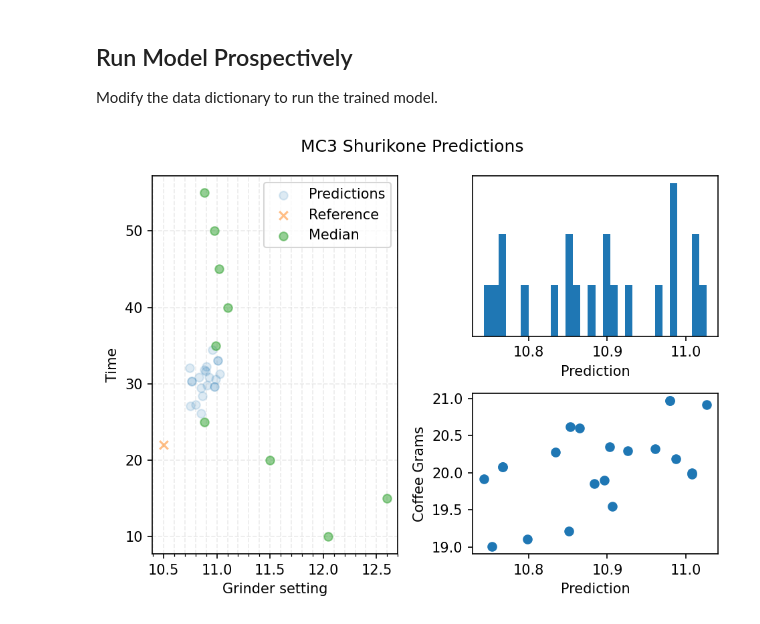
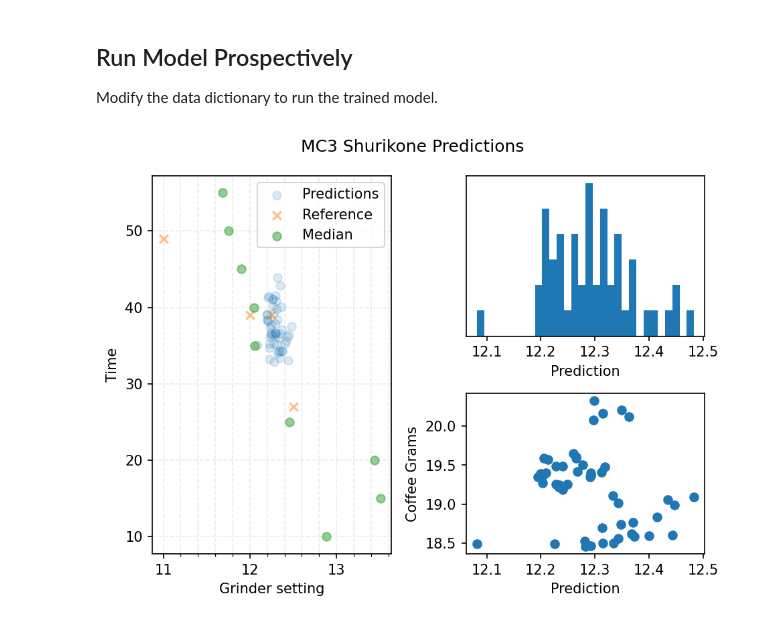
Before and after one commit to badisa/optpresso, a Jupyter notebook: notebooks/alternative_models.ipynb, the cells around one changed output. Drawn from its saved outputs; the diff is of its cells as text; code cells hidden in the pictures.

```diff
--- a/notebooks/alternative_models.ipynb
+++ b/notebooks/alternative_models.ipynb
@@ -198,8 +251,10 @@ def resample_field(
 # %%
 def construct_regressor(estimators: int = 125):
     return HistGradientBoostingRegressor(
-#         loss='poisson',
-        max_iter=estimators, random_state=814, l2_regularization=0.01
+        #         loss='poisson',
+        max_iter=estimators,
+        random_state=814,
+        l2_regularization=0.01,
     )
 # %% [markdown]
 ## Evaluate using GradientBoosting to make predictions
@@ -338,9 +405,15 @@ dropped = ("date", "roastdate", "grindum", "grindstdum")
 
 training = df
 if enhance_sample:
-    sampled_coffee = resample_field(training, "coffeegrams", ["grinder", "coffee"], std=0.1, samples=2)
+    sampled_coffee = resample_field(
+        training, "coffeegrams", ["grinder", "coffee"], std=0.1, samples=2
+    )
     sampled_output = resample_field(
-        training, "output", ["machine", "machineprofile", "grinder", "coffee"], std=0.1, samples=2
+        training,
+        "output",
+        ["machine", "machineprofile", "grinder", "coffee"],
+        std=0.1,
+        samples=2,
     )
     # sampled_grind = resample_field(training, "grindersetting", ["grinder", "coffee", "machineprofile"], std=0.05, samples=2)
     training = pd.concat([training, sampled_coffee, sampled_output])
@@ -365,11 +438,11 @@ Modify the data dictionary to run the trained model.
 # %%
 build_new_model = False
 data = {
-    "coffee": "B&W - The House that Geisha Built Blend Uba Geisha Washed Colombia Hayvis Sagastume Geisha Honduras Geisha Village Lot 17 Ethiopia Sebastian Ramirez Geisha Columbia",
-    "coffeegrams": 20.0,
-    "roastdate": "09/06/24",
+    "coffee": "Madcap - Elefante Washed El Salvador Apaneca",
+    "coffeegrams": 19.4,
+    "roastdate": "12/03/24",
     "time": 30,
-    "output": 52.0,
+    "output": 36.0,
     "machine": "Decent DE1PRO",
     "machineprofile": "",
     "grinder": None,  # Leave None to predict for all grinders,
@@ -387,8 +460,8 @@ data["grindersetting"] = 0.5  # Meaningless value
 
 # Look at all of the data, may contain data evaluated that isn't used
 existing_coffee_data = raw_dataframe[
-    (raw_dataframe["coffee"] == data["coffee"]) &
-    (raw_dataframe["roastdate"] == data["roastdate"])
+    (raw_dataframe["coffee"] == data["coffee"])
+    & (raw_dataframe["roastdate"] == data["roastdate"])
 ]
 if len(existing_coffee_data):
     with warnings.catch_warnings():
@@ -411,7 +484,9 @@ profile_df = training[
 
 weight_values = np.array(df.coffeegrams.unique())
 # If greater than 5% difference in weight, ignore
-valid_weights_idxs = np.argwhere(percent_diff(data["coffeegrams"], weight_values) < 0.05).reshape(-1)
+valid_weights_idxs = np.argwhere(
+    percent_diff(data["coffeegrams"], weight_values) < 0.05
+).reshape(-1)
 weight_values = weight_values[valid_weights_idxs]
 
 max_profile_time = max(min(60, profile_df.time.max()), data["time"])
@@ -439,12 +514,12 @@ for val in weight_values:
     test_df = pd.concat([test_df, weight_df])
 
 # Recompute brewratio
-test_df["brewratio"] = (
-    test_df.output / test_df.coffeegrams
-)
+test_df["brewratio"] = test_df.output / test_df.coffeegrams
+
 
 def grinder_last_used(grinder_name):
     return df[df.grinder == grinder_name].date.max()
+
 
 model_prefix = ""
 if build_new_model:
@@ -455,9 +530,7 @@ for grinder in sorted(df.grinder.unique(), reverse=True, key=grinder_last_used):
         continue
     test_grinder_df = test_df.copy()
     test_grinder_df = test_grinder_df.assign(grinder=[grinder] * len(test_grinder_df))
-    grinder_df = df[
-        df.grinder == grinder
-    ]
+    grinder_df = df[df.grinder == grinder]
     if len(grinder_df) == 0:
         print("No values for grinder", grinder)
         continue
@@ -479,9 +552,10 @@ for grinder in sorted(df.grinder.unique(), reverse=True, key=grinder_last_used):
 
     if build_new_model:
         grinder_training = training[
-            (training.grinder == grinder) &
-            (training.machine == data_df["machine"][0]) &
-            (training.machineprofile == data_df["machineprofile"][0])]
+            (training.grinder == grinder)
+            & (training.machine == data_df["machine"][0])
+            & (training.machineprofile == data_df["machineprofile"][0])
+        ]
         for label in ["grindersetting", "time"]:
             if len(grinder_training) == 0:
                 print(f"No training data for grinder {grinder}, using global models")
@@ -498,17 +572,27 @@ for grinder in sorted(df.grinder.unique(), reverse=True, key=grinder_last_used):
     for time in sample_times:
         test_grinder_df["time"] = [time] * len(test_grinder_df)
 
-        x_set, _ = prepare_df_for_modeling(test_grinder_df, "grindersetting", drop_cols=dropped, encoders=inference_encoders)
-        grams_idx = np.argwhere(x_set[-1] == test_grinder_df.coffeegrams.values[-1]).reshape(-1)
-        grinder_pred_fit = models_by_label[model_prefix + "grindersetting"].predict(x_set)
-
+        x_set, _ = prepare_df_for_modeling(
+            test_grinder_df,
+            "grindersetting",
+            drop_cols=dropped,
+            encoders=inference_encoders,
+        )
+        grams_idx = np.argwhere(
+            x_set[-1] == test_grinder_df.coffeegrams.values[-1]
+        ).reshape(-1)
+        grinder_pred_fit = models_by_label[model_prefix + "grindersetting"].predict(
+            x_set
+        )
 
         if time == prediction_time:
             grams_x = x_set[:, grams_idx].reshape(-1)
             plot1.hist(grinder_pred_fit, bins=30, label="Predictions", density=True)
             plot2.scatter(grinder_pred_fit, grams_x, label="Predictions (grinder)")
             test_grinder_df["grindersetting"] = grinder_pred_fit.tolist()
-            time_x_set, _ = prepare_df_for_modeling(test_grinder_df, "time", drop_cols=dropped, encoders=inference_encoders)
+            time_x_set, _ = prepare_df_for_modeling(
+                test_grinder_df, "time", drop_cols=dropped, encoders=inference_encoders
+            )
             time_pred_fit = models_by_label[model_prefix + "time"].predict(time_x_set)
             if len(grinder_pred_fit):
                 plot3.scatter(
@@ -524,6 +608,7 @@ for grinder in sorted(df.grinder.unique(), reverse=True, key=grinder_last_used):
             mean.append(mean_pred)
             med.append(med_pred)
             times.append(time)
+
     def coffeegrams_filter(grams: float):
         return percent_diff(data["coffeegrams"], grams) <= 0.2
 
@@ -535,33 +620,36 @@ for grinder in sorted(df.grinder.unique(), reverse=True, key=grinder_last_used):
     ref_df = grinder_df[mask & output_mask]
 
     reference_vals = ref_df[
         (ref_df.coffee == test_df.coffee.values[0])
         & (ref_df.roaster == test_df.roaster.values[0])
         & (ref_df.roastdate == test_df.roastdate.values[0])
         & (ref_df.machine.str.lower() == test_df.machine.str.lower().values[0])
-        & (ref_df.machineprofile.str.lower() == test_df.machineprofile.str.lower().values[0])
+        & (
+            ref_df.machineprofile.str.lower()
+            == test_df.machineprofile.str.lower().values[0]
+        )
         & (ref_df.basket.str.lower() == test_df.basket.str.lower().values[0])
         & (ref_df["filter"].str.lower() == test_df["filter"].str.lower().values[0])
     ]
     if len(reference_vals):
         plot3.scatter(
             reference_vals.grindersetting,
             reference_vals.time,
             label="Reference",
             marker="x",
             alpha=0.5,
         )
 
     plot3.scatter(med, times, label="Median", alpha=0.5)
     # plot3.scatter(mean, times, label="Mean", alpha=0.5)
 
     plot3.set_ylabel("Time")
     plot3.set_xlabel("Grinder setting")
     plot3.get_xaxis().set_minor_locator(AutoMinorLocator())
     plot3.legend()
     plot3.set_axisbelow(True)
-    plot3.grid(linestyle="--", which="both", alpha=.25)
+    plot3.grid(linestyle="--", which="both", alpha=0.25)
     fig.tight_layout()
     plt.show()
 # %% [output]
-[figure, old version]
+[figure, new version]
```
Also changed, not shown: parts of 9 cells of this notebook.
